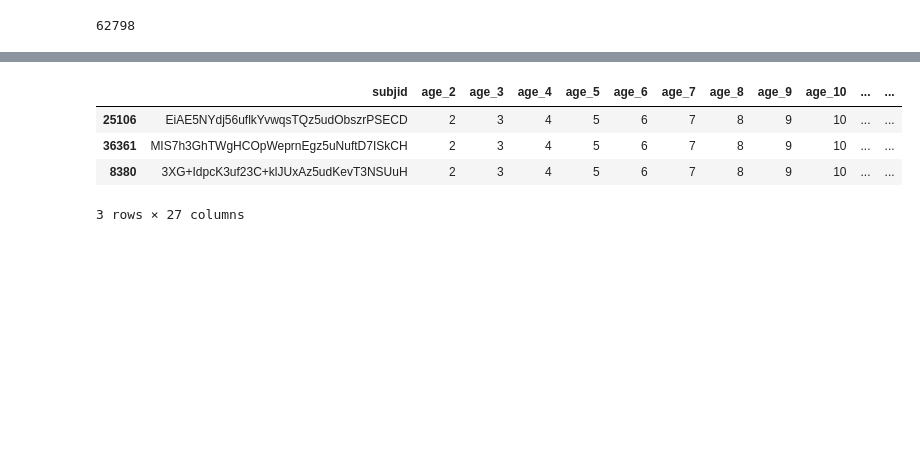
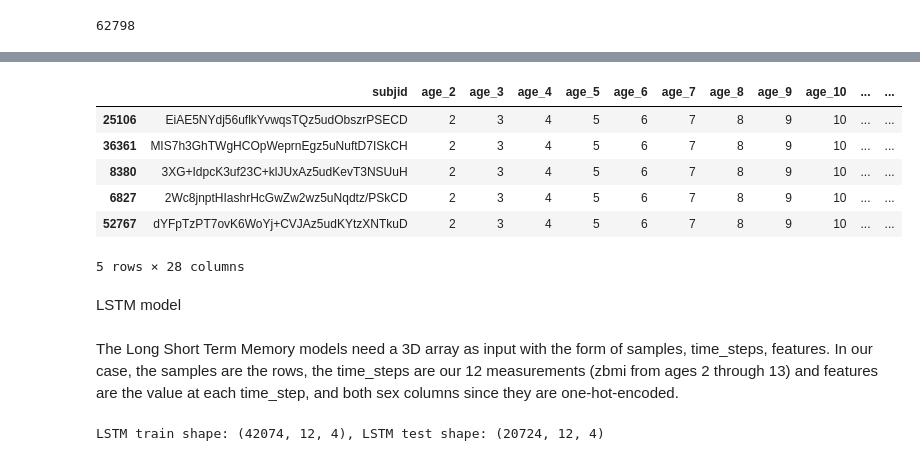
Before and after one commit to Marc-CC/Teen-Obesity-predictor-App, a Jupyter notebook: ML_models_tfm.ipynb, the cells around one changed output, grey strips where cells are left out. Cells and saved outputs as stored; diff of their text form; code cells hidden in the pictures; blank space fills up the shorter version.

Commit message:
Refined train-test and Created LSTM

```diff
--- a/ML_models_tfm.ipynb
+++ b/ML_models_tfm.ipynb
@@ -184,7 +184,7 @@ zbmi_pivoted.columns = [f"zbmi_{col}" for col in zbmi_pivoted.columns]
 zbmi_types_pivoted.columns = [f"zbmi_type_{col}" for col in zbmi_types_pivoted.columns]
 
 # Combine data
-pivot_data = pd.merge(zbmi_pivoted, zbmi_types_pivoted, on=["subjid", "sex"], how="outer")
+pivot_data = pd.merge(zbmi_pivoted, zbmi_types_pivoted, on=["subjid", "sex"], how="inner")
 pivot_data.reset_index(inplace=True)
 
 pivot_data.head(5)
@@ -277,21 +279,6 @@ Some models need further preparation after train-test split, so data will be pre
 # Create a temporary column with combination of columns to stratify
 pivot_data["stratify"] = pivot_data["sex"].astype(str) + "_" + pivot_data["zbmi_type_14"]
 sex_column = pivot_data.pop("sex")
-# %%
-# Train-test split 67%-33%
-y = pivot_data.pop("zbmi_14")
-
-pivot_data["stratify"] = pivot_data["stratify"].fillna("Unknown")
-
-zbmis = pivot_data[[col for col in pivot_data.columns if '_type' not in col]]
-pivot_data = pivot_data[[col for col in pivot_data.columns if '_type' not in col]]
-
-xtrain, xtest, ytrain, ytest = sk.model_selection.train_test_split(pivot_data.drop(columns=["age_14", "stratify"]),
-                                                                   y,
-                                                                   test_size=0.33,
-                                                                   random_state=42,
-                                                                   stratify=pivot_data["stratify"])
-stratify_column = pivot_data.pop("stratify")
 # %%
 pivot_data.head(10)
 # %% [output]
@@ -309,0 +300,3 @@ pivot_data.head(10)
+# %%
+zbmi_cols = [f'zbmi_{i}' for i in range(13, 1, -1)]
+pivot_data['zbmi_14'] = pivot_data['zbmi_14'].fillna(pivot_data[zbmi_cols].bfill(axis=1).iloc[:, 0])
@@ -310,3 +319,16 @@ pivot_data.head(10)
+# %%
+# Train-test split 67%-33%
+y = pivot_data.pop("zbmi_14")
+
+zbmis = pivot_data[[col for col in pivot_data.columns if '_type' not in col]]
+pivot_data = pivot_data[[col for col in pivot_data.columns if '_type' not in col]]
+
+xtrain, xtest, ytrain, ytest = sk.model_selection.train_test_split(pivot_data.drop(columns=["age_14"]),
+                                                                   y,
+                                                                   test_size=0.33,
+                                                                   random_state=42,
+                                                                   stratify=pivot_data["stratify"])
+stratify_column = pivot_data.pop("stratify")
 # %%
 # Dataframe shapes
 print(f"Xtrain: number of rows = {xtrain.shape[0]}, number of columns = {xtrain.shape[1]}")
@@ -319,10 +341,16 @@ Xtest: number of rows = 20724, number of columns = 27
 Ytrain: number of rows = 42074
 Ytest: number of rows = 20724
 # %%
-xtrain.head(3)
+xtrain.head(5)
 # %% [output]
 |  | subjid | age_2 | age_3 | age_4 | age_5 | age_6 | age_7 | age_8 | age_9 | age_10 | ... | ... |
 | 25106 | EiAE5NYdj56uflkYvwqsTQz5udObszrPSECD | 2 | 3 | 4 | 5 | 6 | 7 | 8 | 9 | 10 | ... | ... |
 | 36361 | MIS7h3GhTWgHCOpWeprnEgz5uNuftD7ISkCH | 2 | 3 | 4 | 5 | 6 | 7 | 8 | 9 | 10 | ... | ... |
 | 8380 | 3XG+IdpcK3uf23C+klJUxAz5udKevT3NSUuH | 2 | 3 | 4 | 5 | 6 | 7 | 8 | 9 | 10 | ... | ... |
+| 6827 | 2Wc8jnptHIashrHcGwZw2wz5uNqdtz/PSkCD | 2 | 3 | 4 | 5 | 6 | 7 | 8 | 9 | 10 | ... | ... |
+| 52767 | dYFpTzPT7ovK6WoYj+CVJAz5udKYtzXNTkuD | 2 | 3 | 4 | 5 | 6 | 7 | 8 | 9 | 10 | ... | ... |
-3 rows × 27 columns
+5 rows × 28 columns
+# %% [markdown]
+LSTM model
+# %% [markdown]
+The Long Short Term Memory models need a 3D array as input with the form of samples, time_steps, features. In our case, the samples are the rows, the time_steps are our 12 measurements (zbmi from ages 2 through 13) and features are the value at each time_step, and both sex columns since they are one-hot-encoded.
@@ -328,0 +371,4 @@ xtrain.head(3)
+# %%
+print(f"LSTM train shape: {LSTM_xtrain.shape}, LSTM test shape: {LSTM_xtest.shape}")
+# %% [output]
+LSTM train shape: (42074, 12, 4), LSTM test shape: (20724, 12, 4)
```
Also changed, not shown: parts of 11 cells of this notebook.
